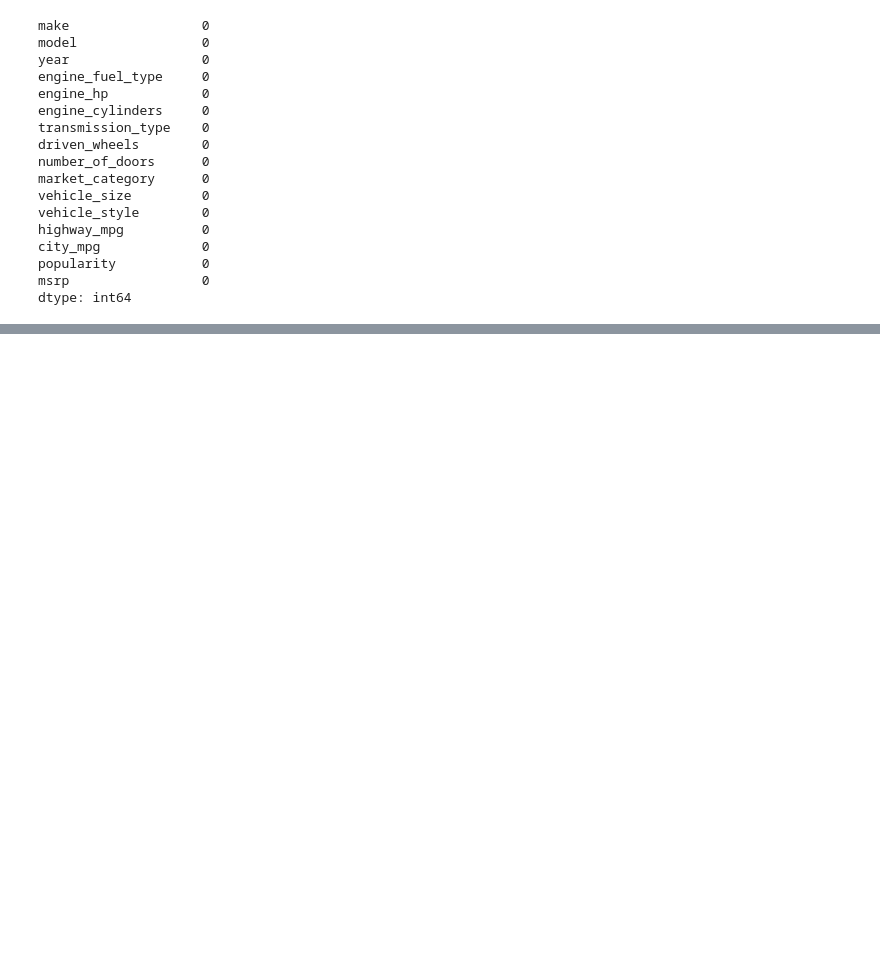
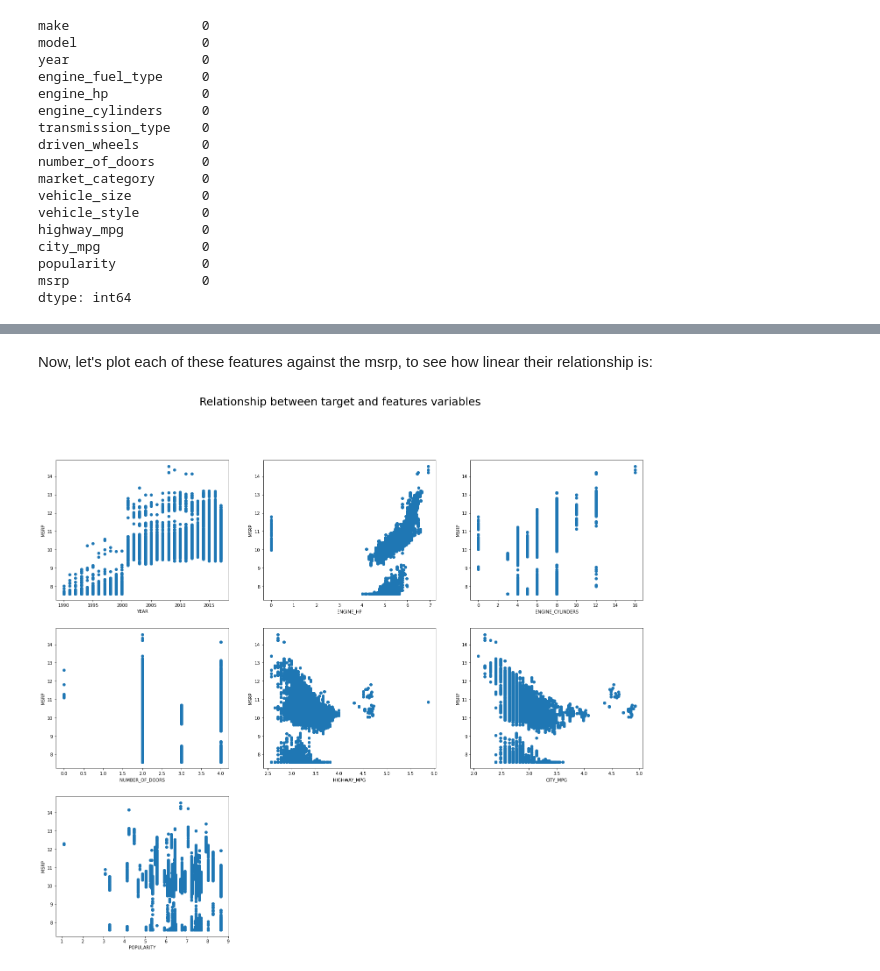
Before and after one commit to abdrahmansoltan/Car-Price-Prediction, a Jupyter notebook: car-price-prediction.ipynb, the cells around one changed output, grey strips where cells are left out. Saved outputs shown, nothing was run; the diff lists cells and outputs as text; code cells hidden in the pictures; blank space fills up the shorter version.

```diff
--- a/car-price-prediction.ipynb
+++ b/car-price-prediction.ipynb
@@ -269,0 +351,15 @@ trying to get more features using the year column with other features
+# %% [markdown]
+Now, let's plot each of these features against the msrp, to see how linear their relationship is:
+# %%
+plt.figure(figsize=(24,20))
+plt.suptitle('Relationship between target and features variables', size=25)
+
+for var , i in zip(num_cols,np.arange(1,len(num_cols))):
+    # if var == 'msrp':
+    #     continue
+    plt.subplot(3,3,i)
+    plt.scatter(df_final[var], df_final.msrp)
+    plt.xlabel(f"{var.upper()}")
+    plt.ylabel("MSRP")
+# %% [output]
+[figure, added]
```
Also changed, not shown: parts of 83 cells of this notebook.
